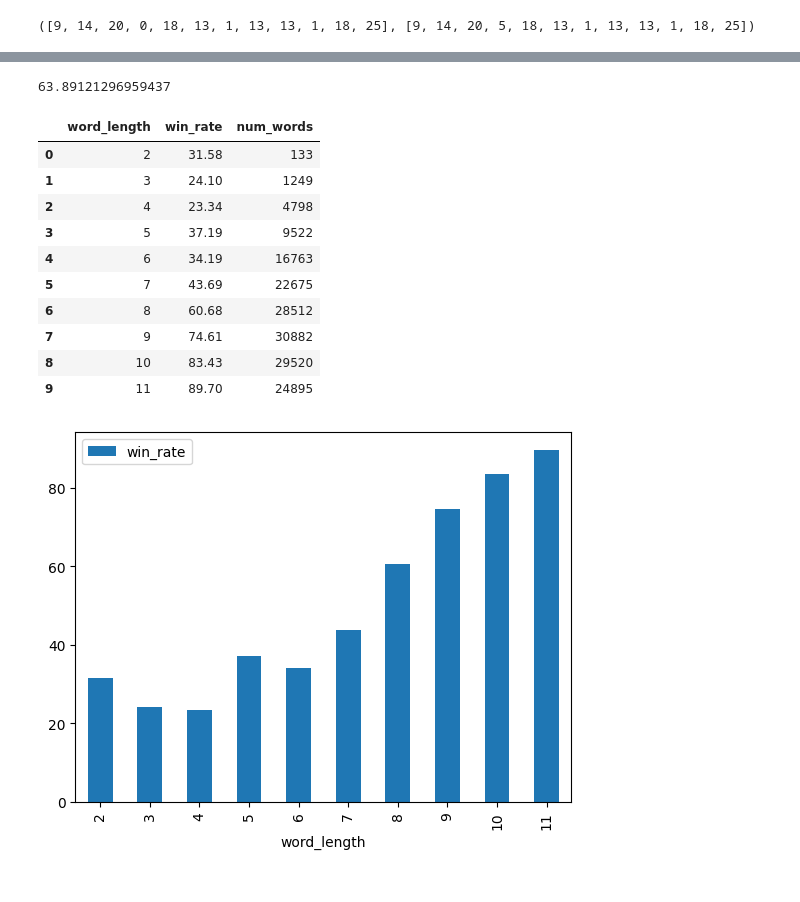
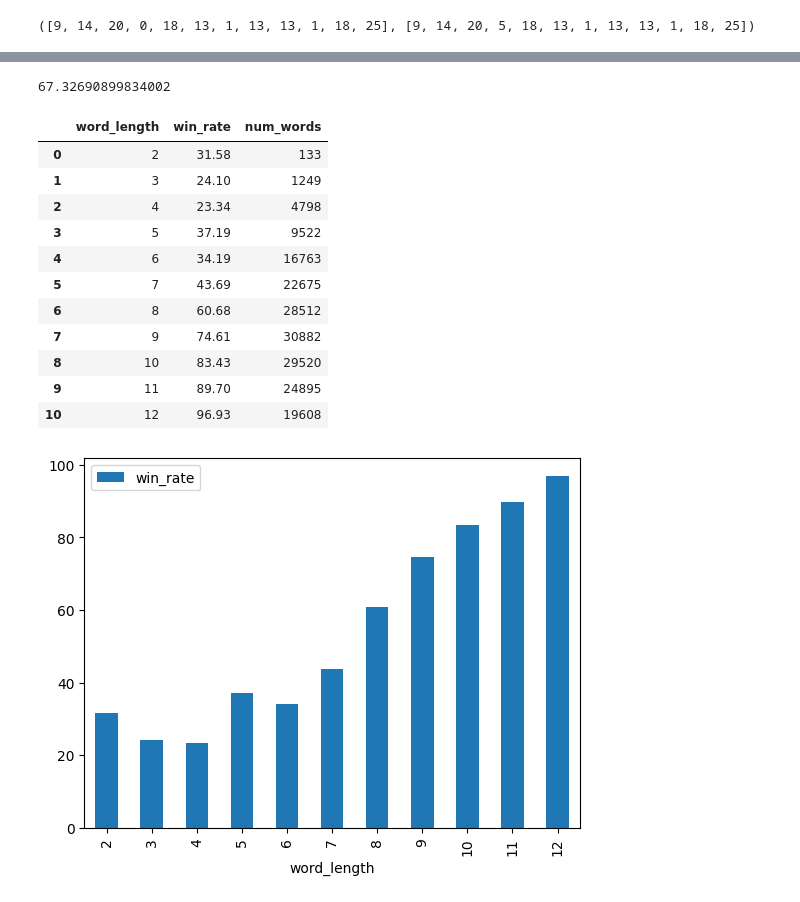
Before and after one commit to cweill/transformer-hangman-solver, a Jupyter notebook: hangman.ipynb, the cells around one changed output, grey strips where cells are left out. Saved outputs shown, nothing was run; the diff lists cells and outputs as text; code cells hidden in the pictures.

```diff
--- a/hangman.ipynb
+++ b/hangman.ipynb
@@ -407,36 +414,50 @@ KeyboardInterrupt:
 # %%
 windf = pd.DataFrame(
     {
-        "word_length": [2, 3, 4, 5, 6, 7, 8, 9, 10, 11],
+        "word_length": [2, 3, 4, 5, 6, 7, 8, 9, 10, 11, 12],
         "win_rate": [
             31.58,
             24.10,
             23.34,
             37.19,
             34.19,
             43.69,
             60.68,
             74.61,
             83.43,
             89.70,
+            96.93,
         ],
-        "num_words": [133, 1249, 4798, 9522, 16763, 22675, 28512, 30882, 29520, 24895],
+        "num_words": [
+            133,
+            1249,
+            4798,
+            9522,
+            16763,
+            22675,
+            28512,
+            30882,
+            29520,
+            24895,
+            19608,
+        ],
     }
 )
 print(windf["win_rate"].mul(windf["num_words"]).sum() / windf["num_words"].sum())
 windf.plot.bar(x="word_length", y="win_rate")
 windf
 # %% [output]
-63.89121296959437
+67.32690899834002
 |  | word_length | win_rate | num_words |
 | 0 | 2 | 31.58 | 133 |
 | 1 | 3 | 24.10 | 1249 |
 | 2 | 4 | 23.34 | 4798 |
 | 3 | 5 | 37.19 | 9522 |
 | 4 | 6 | 34.19 | 16763 |
 | 5 | 7 | 43.69 | 22675 |
 | 6 | 8 | 60.68 | 28512 |
 | 7 | 9 | 74.61 | 30882 |
 | 8 | 10 | 83.43 | 29520 |
 | 9 | 11 | 89.70 | 24895 |
+| 10 | 12 | 96.93 | 19608 |
-[figure, old version]
+[figure, new version]
```
Also changed, not shown: parts of 8 cells of this notebook, 1 other file.
